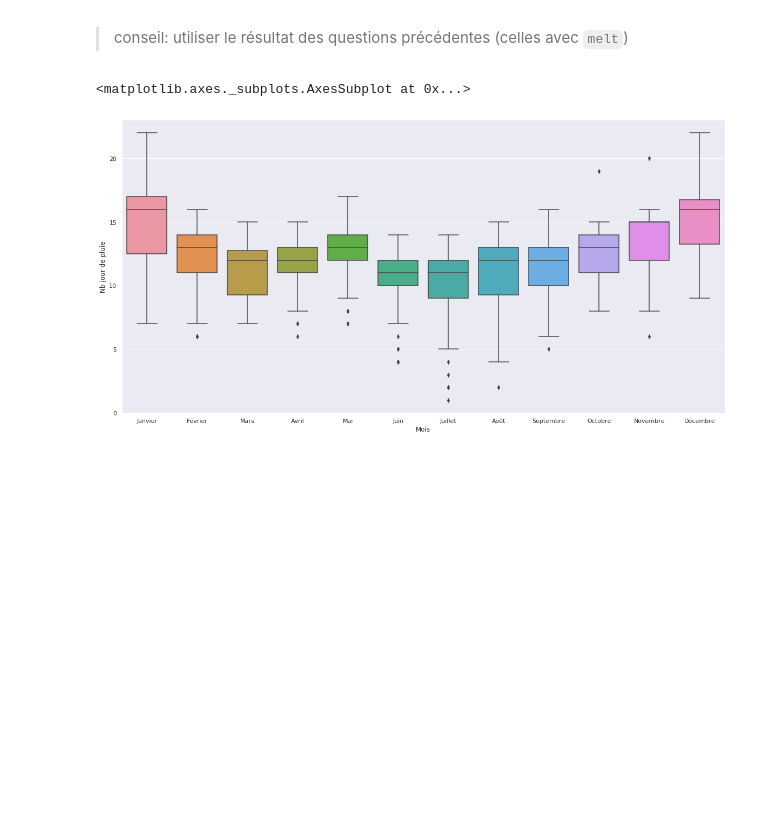
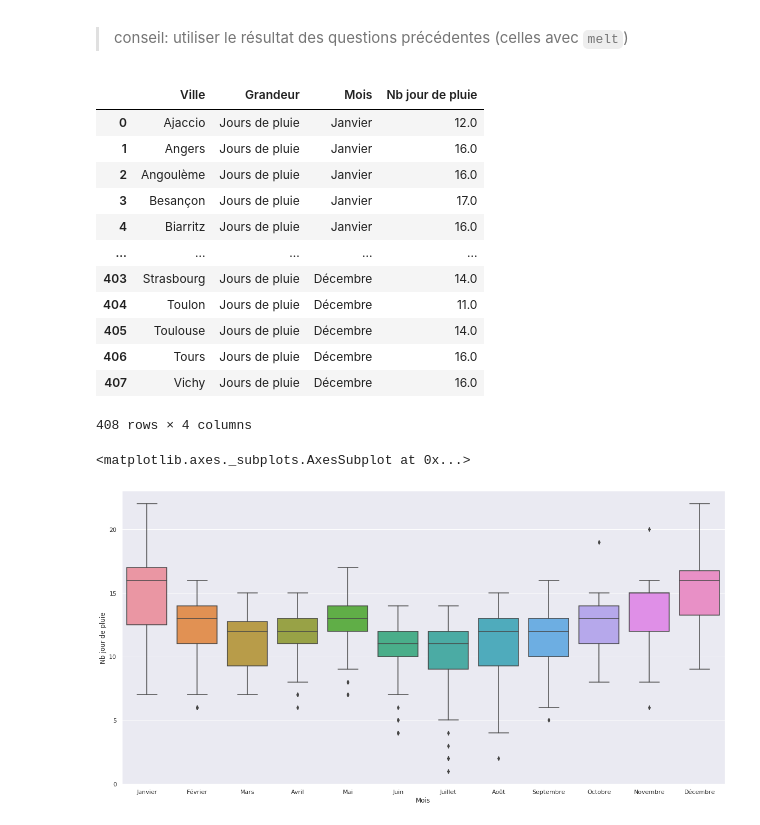
Before and after one commit to campusplage/compte-rendus-calmdown, a Jupyter notebook: TP1_pandas.ipynb, the cells around one changed output. Saved outputs shown, nothing was run; the diff lists cells and outputs as text; code cells hidden in the pictures; blank space fills up the shorter version.

```diff
--- a/TP1_pandas.ipynb
+++ b/TP1_pandas.ipynb
@@ -449 +434,17 @@ import matplotlib.pyplot as plt
+# %%
+data.loc[:,(['Jours de pluie'])].reset_index().melt(id_vars = ['Ville'],value_name='Nb jour de pluie')
+# %% [output]
+|  | Ville | Grandeur | Mois | Nb jour de pluie |
+| 0 | Ajaccio | Jours de pluie | Janvier | 12.0 |
+| 1 | Angers | Jours de pluie | Janvier | 16.0 |
+| 2 | Angoulème | Jours de pluie | Janvier | 16.0 |
+| 3 | Besançon | Jours de pluie | Janvier | 17.0 |
+| 4 | Biarritz | Jours de pluie | Janvier | 16.0 |
+| ... | ... | ... | ... | ... |
+| 403 | Strasbourg | Jours de pluie | Décembre | 14.0 |
+| 404 | Toulon | Jours de pluie | Décembre | 11.0 |
+| 405 | Toulouse | Jours de pluie | Décembre | 14.0 |
+| 406 | Tours | Jours de pluie | Décembre | 16.0 |
+| 407 | Vichy | Jours de pluie | Décembre | 16.0 |
+408 rows × 4 columns
 # %%
```
Also changed, not shown: parts of 19 cells of this notebook.
